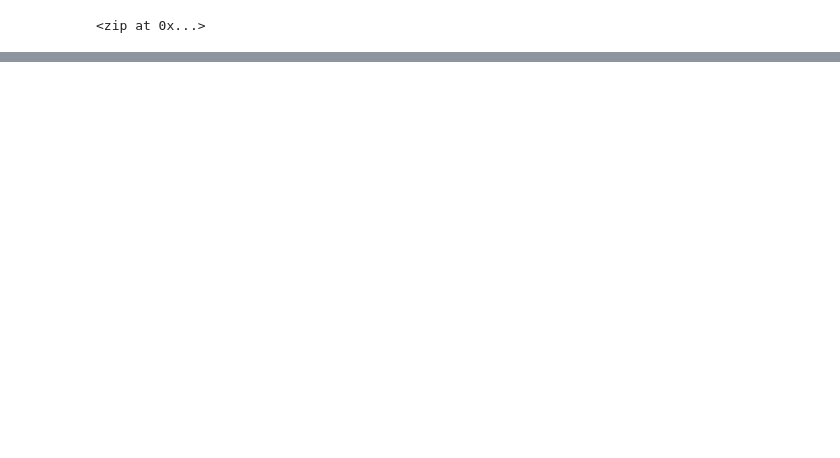
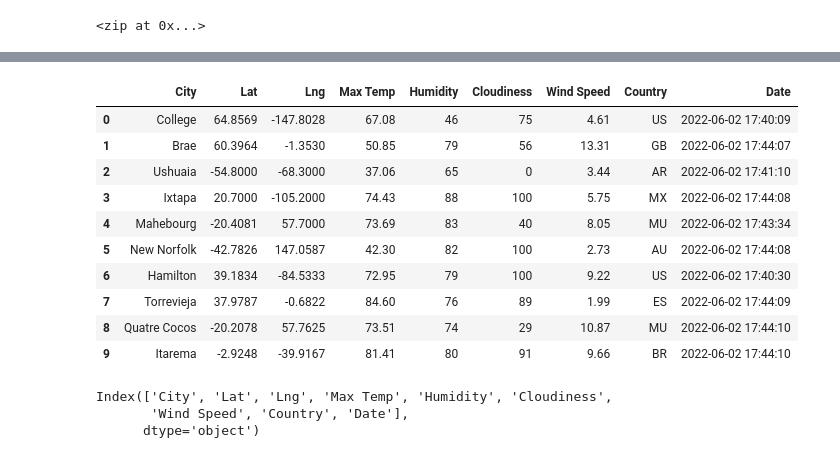
Before and after one commit to jazminyuen/world_weather_analysis, a Jupyter notebook: weatherpy.ipynb, the cells around one changed output, grey strips where cells are left out. Drawn from its saved outputs; the diff is of its cells as text; code cells hidden in the pictures; blank space fills up the shorter version.

```diff
--- a/weatherpy.ipynb
+++ b/weatherpy.ipynb
@@ -7,0 +14,3 @@ from citipy import citipy
+# %%
+# Create URL for OpenWeatherMap
+url = f"http://api.openweathermap.org/data/2.5/weather?units=Imperial&APPID={weather_api_key}"
@@ -32,0 +125,22 @@ len(cities)
+# %%
+# Convert the array of dictionaries to a Pandas DataFrame.
+city_data_df = pd.DataFrame(city_data)
+city_data_df.head(10)
+# %% [output]
+|  | City | Lat | Lng | Max Temp | Humidity | Cloudiness | Wind Speed | Country | Date |
+| 0 | College | 64.8569 | -147.8028 | 67.08 | 46 | 75 | 4.61 | US | 2022-06-02 17:40:09 |
+| 1 | Brae | 60.3964 | -1.3530 | 50.85 | 79 | 56 | 13.31 | GB | 2022-06-02 17:44:07 |
+| 2 | Ushuaia | -54.8000 | -68.3000 | 37.06 | 65 | 0 | 3.44 | AR | 2022-06-02 17:41:10 |
+| 3 | Ixtapa | 20.7000 | -105.2000 | 74.43 | 88 | 100 | 5.75 | MX | 2022-06-02 17:44:08 |
+| 4 | Mahebourg | -20.4081 | 57.7000 | 73.69 | 83 | 40 | 8.05 | MU | 2022-06-02 17:43:34 |
+| 5 | New Norfolk | -42.7826 | 147.0587 | 42.30 | 82 | 100 | 2.73 | AU | 2022-06-02 17:44:08 |
+| 6 | Hamilton | 39.1834 | -84.5333 | 72.95 | 79 | 100 | 9.22 | US | 2022-06-02 17:40:30 |
+| 7 | Torrevieja | 37.9787 | -0.6822 | 84.60 | 76 | 89 | 1.99 | ES | 2022-06-02 17:44:09 |
+| 8 | Quatre Cocos | -20.2078 | 57.7625 | 73.51 | 74 | 29 | 10.87 | MU | 2022-06-02 17:44:10 |
+| 9 | Itarema | -2.9248 | -39.9167 | 81.41 | 80 | 91 | 9.66 | BR | 2022-06-02 17:44:10 |
+# %%
+city_data_df.columns
+# %% [output]
+Index(['City', 'Lat', 'Lng', 'Max Temp', 'Humidity', 'Cloudiness',
+       'Wind Speed', 'Country', 'Date'],
+      dtype='object')
```
Also changed, not shown: parts of 7 cells of this notebook, 1 other file.
